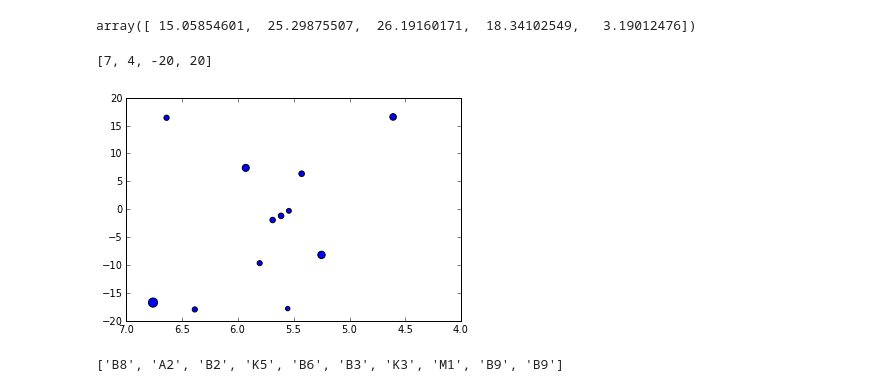
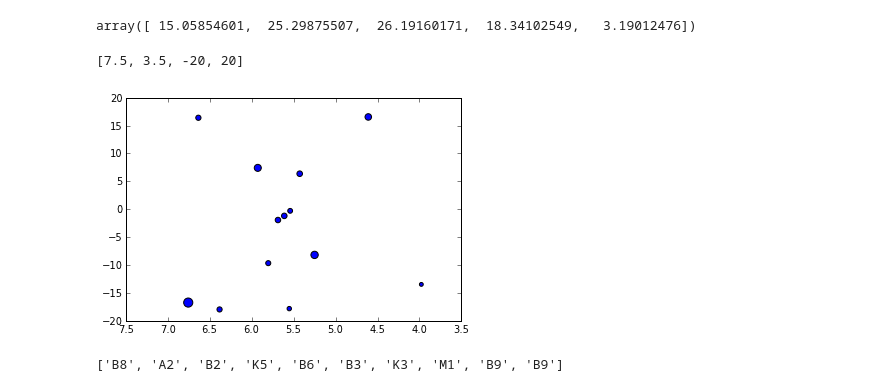
Before and after one commit to skyfielders/astronomy-notebooks, a Jupyter notebook: Stars.ipynb, the cells around one changed output. Cells and saved outputs as stored; diff of their text form; code cells hidden in the pictures.

Commit message:
Made the syntax more uniform for how plots work

```diff
--- a/Stars.ipynb
+++ b/Stars.ipynb
@@ -60,10 +61,10 @@ array([ 15.05854601,  25.29875507,  26.19160171,  18.34102549,   3.19012476])
 # %%
 plot = plt.figure().add_subplot(111)
 plot.scatter(ra_list, dec_list, size_array)
-plot.axis([7, 4, -20, 20])
+plot.axis(orion_axes)
 # %% [output]
-[7, 4, -20, 20]
+[7.5, 3.5, -20, 20]
-[figure, old version]
+[figure, new version]
 # %%
 spectral_list = [star._spect for star in starlist]
 spectral_list[:10]
```
Also changed, not shown: parts of 1 cell of this notebook.
